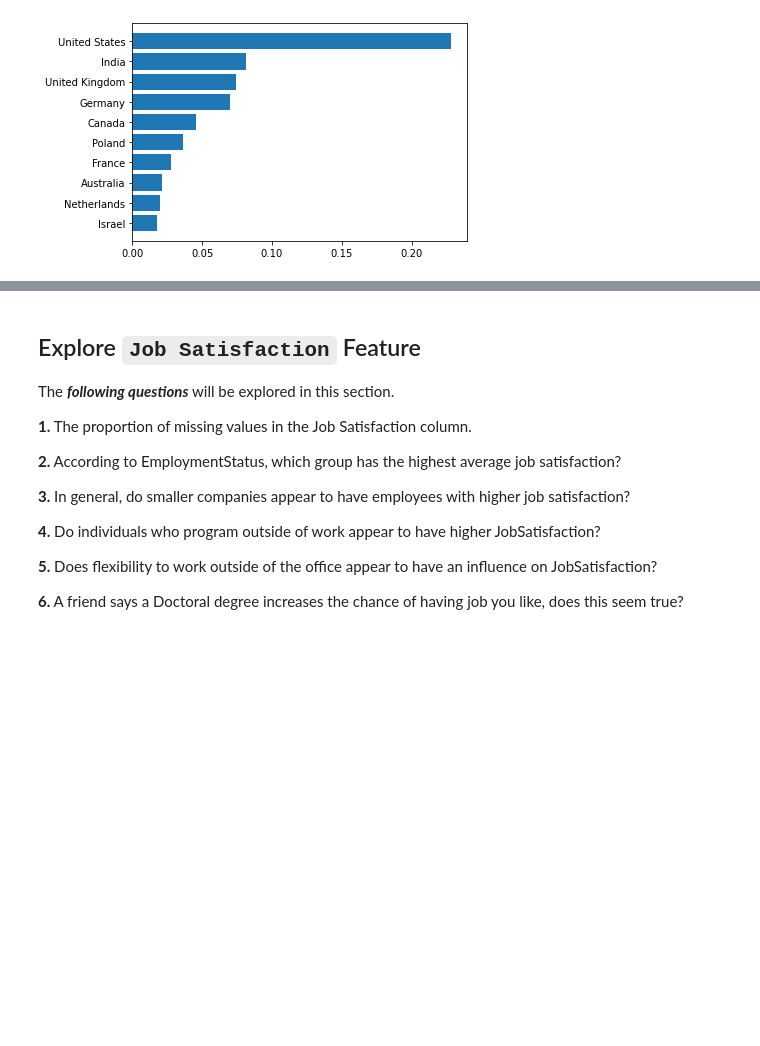
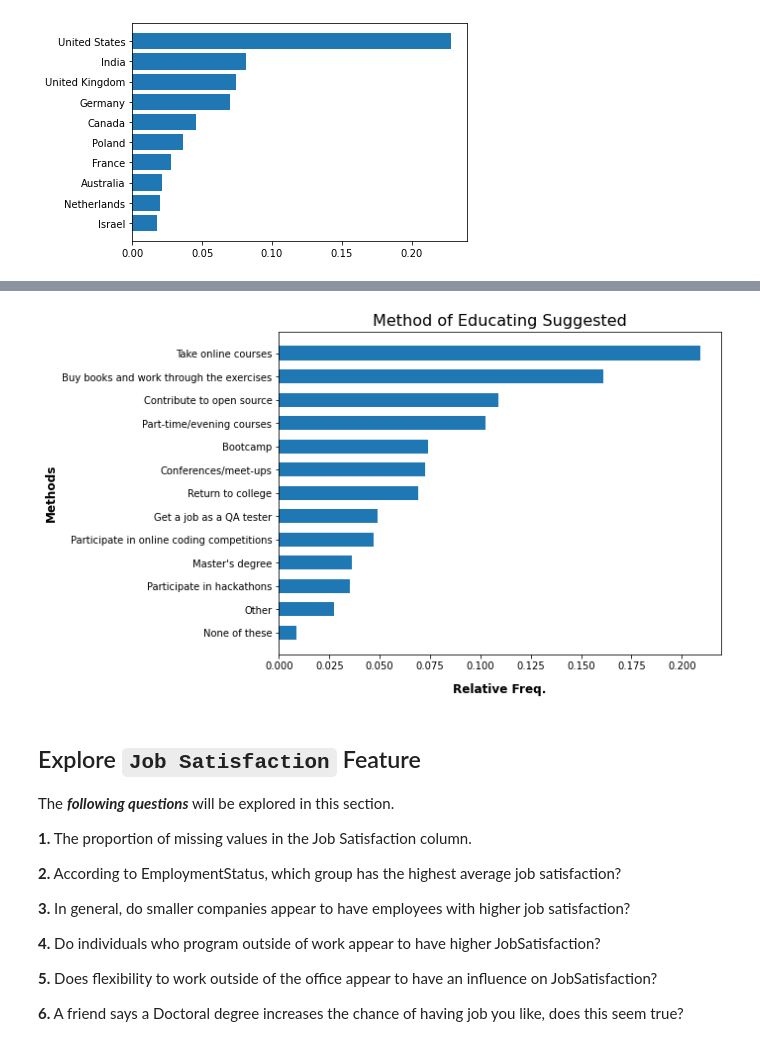
Before and after one commit to Alex-YuZ/SurveyDataAnalysis, a Jupyter notebook: SurveyDataAnalysis.ipynb, the cells around one changed output, grey strips where cells are left out. Saved outputs shown, nothing was run; the diff lists cells and outputs as text; code cells hidden in the pictures; blank space fills up the shorter version.

```diff
--- a/SurveyDataAnalysis.ipynb
+++ b/SurveyDataAnalysis.ipynb
@@ -246,0 +309,3 @@ Notice, you have already created the **HigherEd** column using the check code po
+# %%
+couEduSplit = df[df.CousinEducation.notna()].CousinEducation.str.split('; ', n=-1, expand=True)
+couEduSplit
@@ -246,0 +326,7 @@ Notice, you have already created the **HigherEd** column using the check code po
+# %%
+c0 = couEduSplit[0].value_counts().sort_index()
+c1 = couEduSplit[1].value_counts().sort_index()
+c2 = couEduSplit[2].value_counts().sort_index()
+c3 = couEduSplit[3].value_counts().sort_index()
+
+pd.concat([c0, c1, c2, c3], axis=1)
@@ -246,0 +348,3 @@ Notice, you have already created the **HigherEd** column using the check code po
+# %%
+cc = pd.concat([c0, c1, c2, c3], axis=1).sum(axis=1)
+cc
@@ -246,0 +383,3 @@ Notice, you have already created the **HigherEd** column using the check code po
+# %%
+cc_relative = (cc/cc.sum()).sort_values()
+cc_relative
@@ -247,3 +401,12 @@ Notice, you have already created the **HigherEd** column using the check code po
+# %%
+plt.figure(figsize=(8, 6))
+plt.barh(cc_relative.index, cc_relative.values, height=.6)
+
+plt.title("Method of Educating Suggested", fontsize=16)
+plt.ylabel("Methods", fontweight='bold', fontsize=12)
+plt.xlabel('Relative Freq.', fontweight='bold', fontsize=12, labelpad=12);
+# %% [output]
+[figure, added]
 # %% [markdown]
 ## Explore `Job Satisfaction` Feature
 
```
Also changed, not shown: parts of 17 cells of this notebook, 1 other file.
